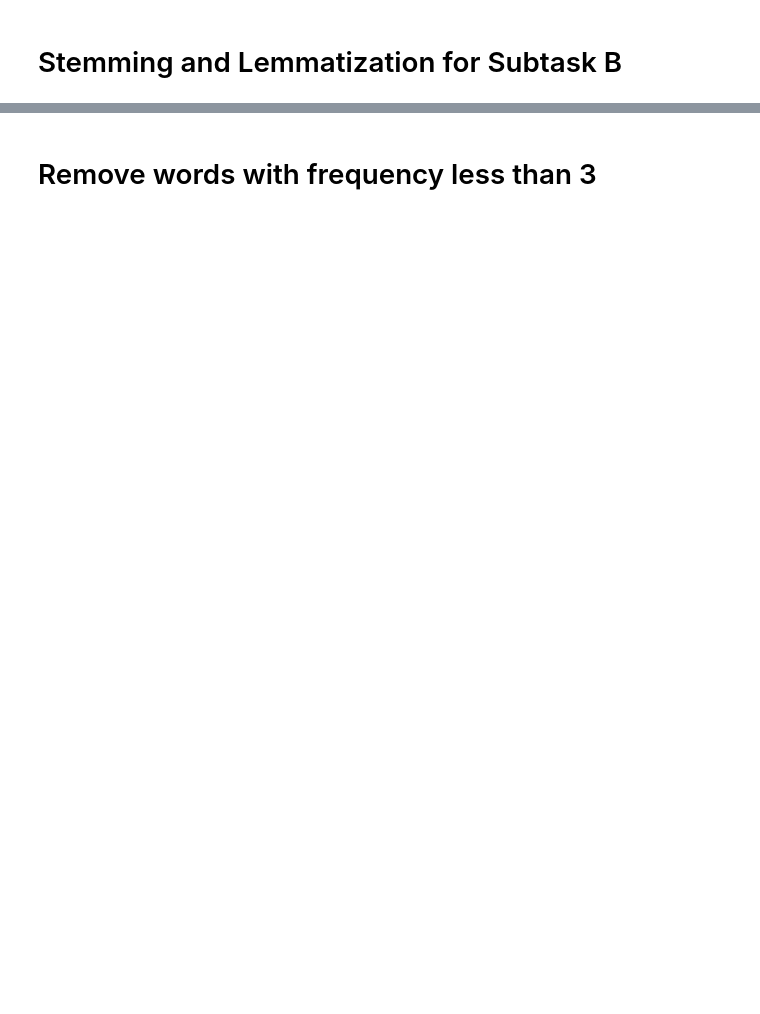
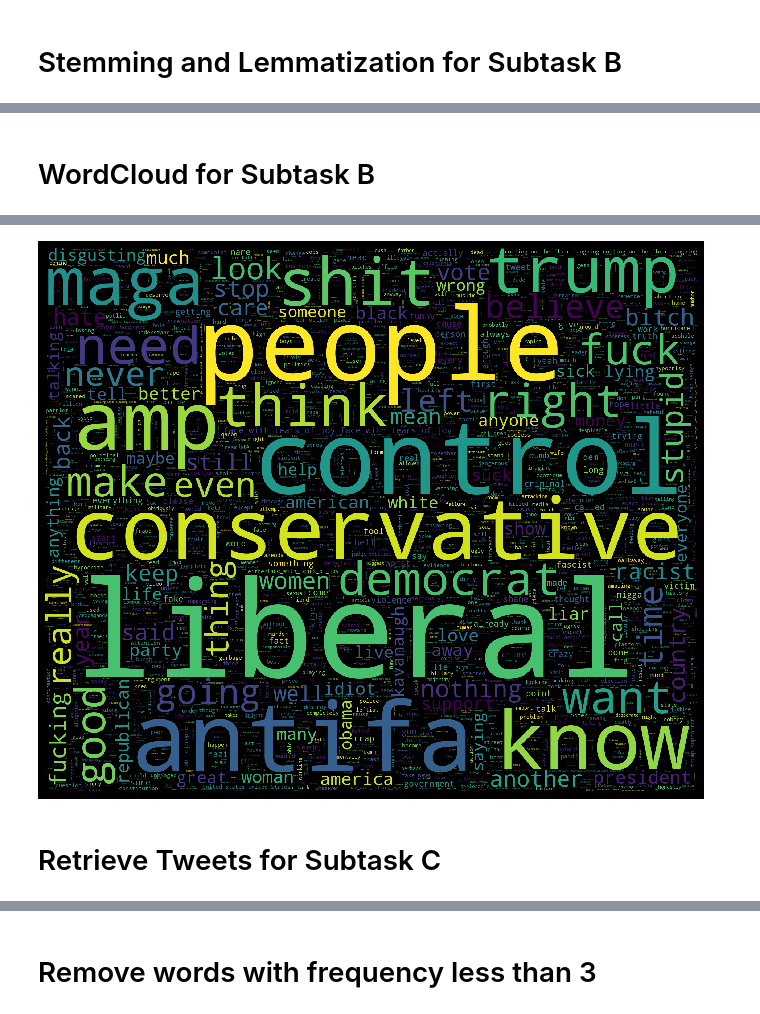
Before and after one commit to mhaiskarshridhar/OffensEval-2019, a Jupyter notebook: SemEvaluation.ipynb, the cells around one changed output, grey strips where cells are left out. Cells and saved outputs as stored; diff of their text form; code cells hidden in the pictures; blank space fills up the shorter version.

```diff
--- a/SemEvaluation.ipynb
+++ b/SemEvaluation.ipynb
@@ -466,11 +475,11 @@ http://pandas.pydata.org/pandas-docs/stable/indexing.html#ix-indexer-is-deprecat
 # %% [markdown]
 # Stemming and Lemmatization for Subtask B
 # %%
-df_stemming=pd.DataFrame()
-df_stemming['tidy_tweet']=df_subtask_b['tidy_tweet']
+df_stemming_b=pd.DataFrame()
+df_stemming_b['tidy_tweet']=df_subtask_b['tidy_tweet']
 
-df_stemming=StemmingAndLemma(df_stemming,df_without_stopwords)
-df_stemming
+df_stemming_b=StemmingAndLemma(df_stemming_b,df_subtask_b)
+df_stemming_b
 # %% [output]
 |  | tidy_tweet | word_tokenize | SnowballStemmer123 | tokenized | Porter | Lancaster | Lemmatized |
 | 0 | native americans | nativ american | native american | [native, americans] | native american | native americans | native americans |
@@ -492,0 +504,3 @@ df_stemming
+# %%
+df_stemming_b=frequency(df_stemming_b)
+df_stemming_b
@@ -492,0 +534,8 @@ df_stemming
+# %%
+df_subtask_b['tidy_tweet_updated']=df_stemming_b['tidy_tweet']
+df_subtask_b['word_tokenize']=df_stemming_b['word_tokenize']
+df_subtask_b['SnowballStemmer123']=df_stemming_b['SnowballStemmer123']
+df_subtask_b['Porter']=df_stemming_b['Porter']
+df_subtask_b['Lancaster']=df_stemming_b['Lancaster']
+df_subtask_b['Lemmatized']=df_stemming_b['Lemmatized']
+df_subtask_b
@@ -492,0 +561,5 @@ df_stemming
+# %% [markdown]
+# WordCloud for Subtask B
+# %%
+Plot_Wordcloud(df_subtask_b,'tidy_tweet','subtask_b','TIN')
+# %% [output]
@@ -492,0 +569,3 @@ df_stemming
+[figure, added]
+# %% [markdown]
+# Retrieve Tweets for Subtask C
```
Also changed, not shown: parts of 15 cells of this notebook.
